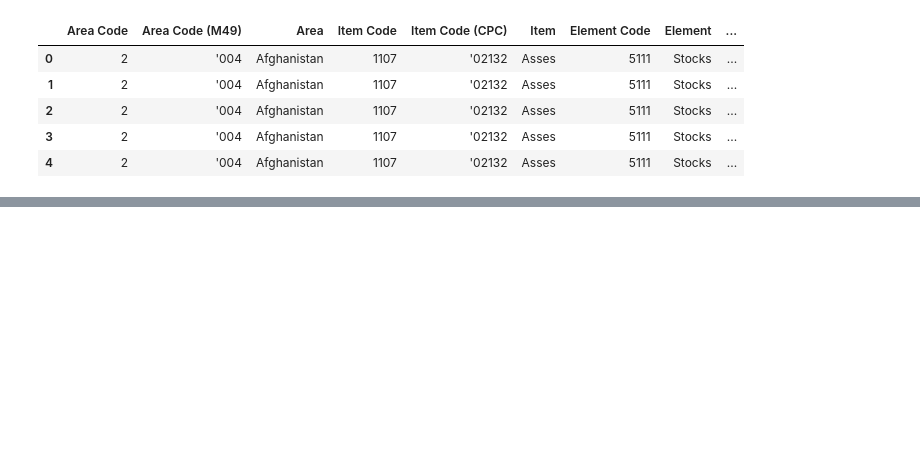
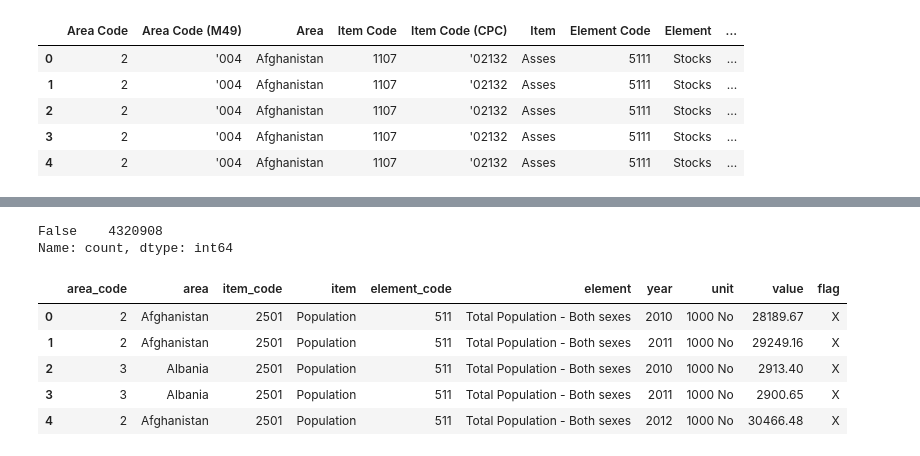
Before and after one commit to kostinam/neuefische-capstone, a Jupyter notebook: mk-data-import.ipynb, the cells around one changed output, grey strips where cells are left out. Saved outputs shown, nothing was run; the diff lists cells and outputs as text; code cells hidden in the pictures; blank space fills up the shorter version.

Commit message:
Adjusted data import code for food balances

```diff
--- a/mk-data-import.ipynb
+++ b/mk-data-import.ipynb
@@ -83,6 +93,5 @@ production = production.drop(columns = 'Year Code')
 ### Import emissions from crops data
 # %%
 url = f'https://fenixservices.fao.org/faostat/static/bulkdownloads/Emissions_crops_E_All_Data_(Normalized).zip'
-path = '/Users/margaritakostina/neuefische/MK-Capstone/capstone-envirolytics/data/' #insert own path here
 zip_file = 'Emissions_crops_E_All_Data_(Normalized).zip'
 csv_file = 'Emissions_crops_E_All_Data_(Normalized).csv'
@@ -111,6 +114,5 @@ emissions_crops.head()
 ### Import emissions from livestock data
 # %%
 url = f'https://fenixservices.fao.org/faostat/static/bulkdownloads/Emissions_livestock_E_All_Data_(Normalized).zip'
-path = '/Users/margaritakostina/neuefische/MK-Capstone/capstone-envirolytics/data/' #insert own path here
 zip_file = 'Emissions_livestock_E_All_Data_(Normalized).zip'
 csv_file = 'Emissions_livestock_E_All_Data_(Normalized).csv'
@@ -137,0 +136,4 @@ emissions_livestock.head()
+# %%
+url = f'https://fenixservices.fao.org/faostat/static/bulkdownloads/FoodBalanceSheets_E_All_Data_(Normalized).zip'
+zip_file = 'FoodBalanceSheets_E_All_Data_(Normalized).zip'
+csv_file = 'FoodBalanceSheets_E_All_Data_(Normalized).csv'
@@ -137,0 +143,3 @@ emissions_livestock.head()
+# %%
+# Import crops emissions data for all countries
+food_balances = pd.read_csv(path+csv_file, encoding='latin-1', low_memory=False)
@@ -137,0 +196,15 @@ emissions_livestock.head()
+# %%
+# Check for full duplicates
+food_balances.duplicated().value_counts()
+# %% [output]
+False    4320908
+Name: count, dtype: int64
+# %%
+food_balances.head()
+# %% [output]
+|  | area_code | area | item_code | item | element_code | element | year | unit | value | flag |
+| 0 | 2 | Afghanistan | 2501 | Population | 511 | Total Population - Both sexes | 2010 | 1000 No | 28189.67 | X |
+| 1 | 2 | Afghanistan | 2501 | Population | 511 | Total Population - Both sexes | 2011 | 1000 No | 29249.16 | X |
+| 2 | 3 | Albania | 2501 | Population | 511 | Total Population - Both sexes | 2010 | 1000 No | 2913.40 | X |
+| 3 | 3 | Albania | 2501 | Population | 511 | Total Population - Both sexes | 2011 | 1000 No | 2900.65 | X |
+| 4 | 2 | Afghanistan | 2501 | Population | 511 | Total Population - Both sexes | 2012 | 1000 No | 30466.48 | X |
```
Also changed, not shown: parts of 35 cells of this notebook.
